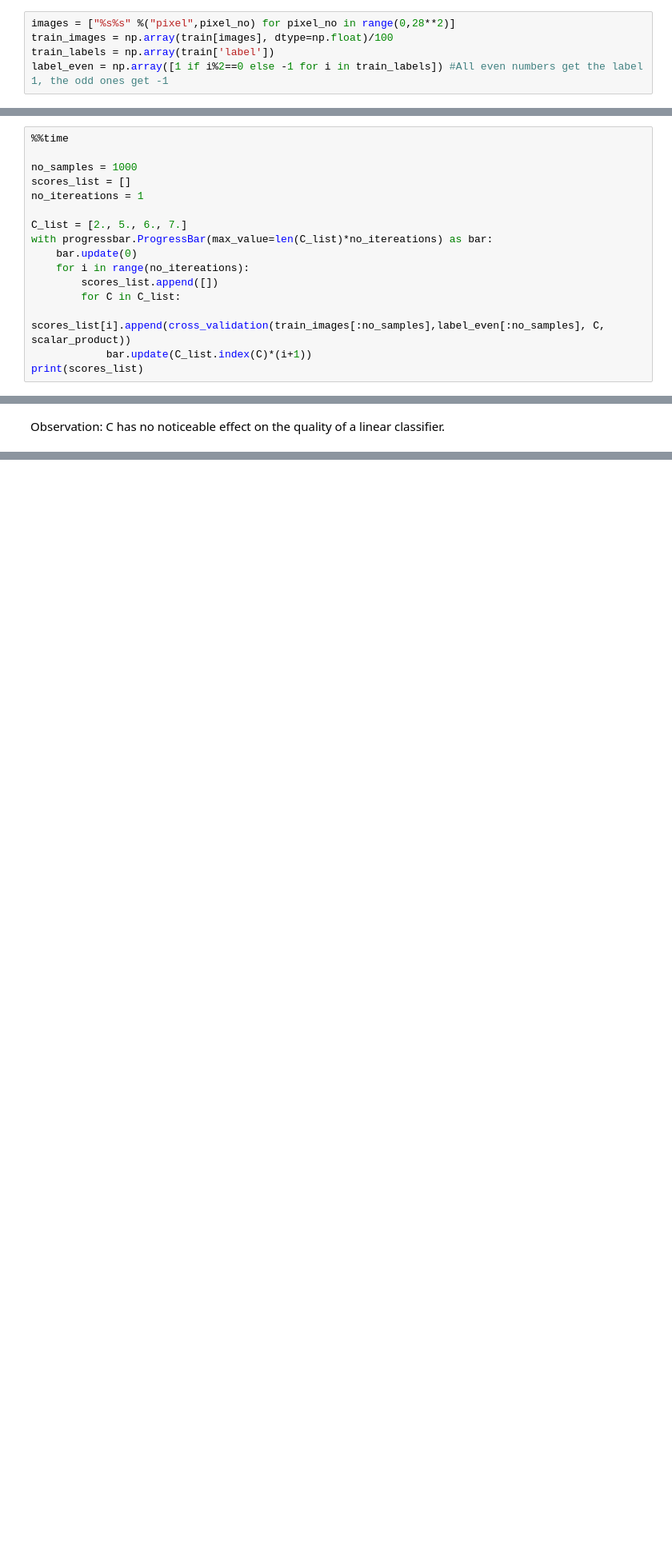
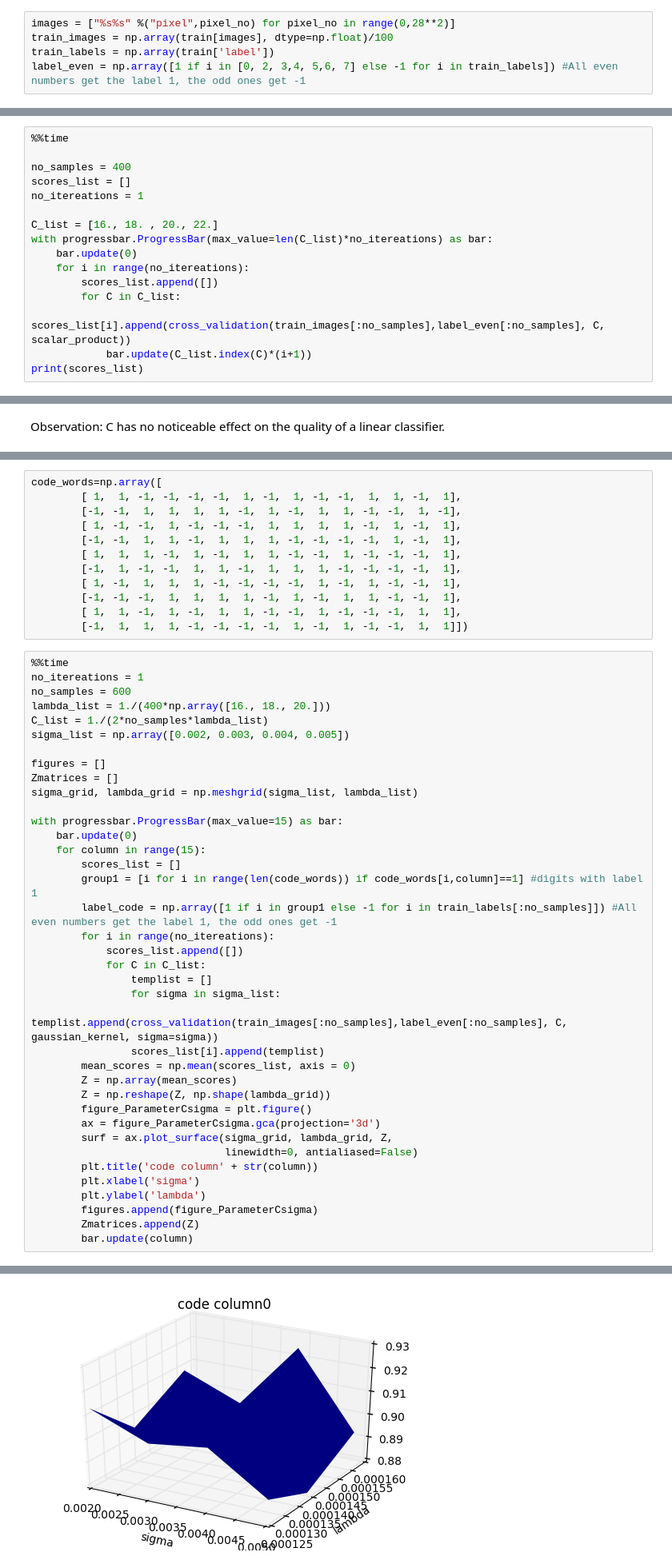
Before and after one commit to LisaBM/ml_project, a Jupyter notebook: Cross_Validation.ipynb, the cells around one changed output, grey strips where cells are left out. Shown at 80% size. Cells and saved outputs as stored; diff of their text form; blank space fills up the shorter version.

Commit message:
mit systematischer Parameteroptimierung

```diff
--- a/Cross_Validation.ipynb
+++ b/Cross_Validation.ipynb
@@ -25,7 +18,7 @@ train = pd.read_csv('Data/train.csv', nrows = 2000)
 images = ["%s%s" %("pixel",pixel_no) for pixel_no in range(0,28**2)]
 train_images = np.array(train[images], dtype=np.float)/100
 train_labels = np.array(train['label'])
-label_even = np.array([1 if i%2==0 else -1 for i in train_labels]) #All even numbers get the label 1, the odd ones get -1
+label_even = np.array([1 if i in [0, 2, 3,4, 5,6, 7] else -1 for i in train_labels]) #All even numbers get the label 1, the odd ones get -1
 # %% [markdown]
 ## Linear Kernel
 In order to find out which C yields the qualitatively best classifiert, we determine for several values of C a score ($score=\frac{\#correct}{\#all}$).
@@ -33,11 +26,11 @@ For each of these values, we separate the data randomly into trainings data and
 # %%
 %%time
 
-no_samples = 1000
+no_samples = 400
 scores_list = []
 no_itereations = 1
 
-C_list = [2., 5., 6., 7.]
+C_list = [16., 18. , 20., 22.]
 with progressbar.ProgressBar(max_value=len(C_list)*no_itereations) as bar:
     bar.update(0)
     for i in range(no_itereations):
@@ -157,0 +78,51 @@ array([[ 18.,  18.,  18.,  18.,  18.],
+# %%
+code_words=np.array([
+        [ 1,  1, -1, -1, -1, -1,  1, -1,  1, -1, -1,  1,  1, -1,  1],
+        [-1, -1,  1,  1,  1,  1, -1,  1, -1,  1,  1, -1, -1,  1, -1],
+        [ 1, -1, -1,  1, -1, -1, -1,  1,  1,  1,  1, -1,  1, -1,  1],
+        [-1, -1,  1,  1, -1,  1,  1,  1, -1, -1, -1, -1,  1, -1,  1],
+        [ 1,  1,  1, -1,  1, -1,  1,  1, -1, -1,  1, -1, -1, -1,  1],
+        [-1,  1, -1, -1,  1,  1, -1,  1,  1,  1, -1, -1, -1, -1,  1],
+        [ 1, -1,  1,  1,  1, -1, -1, -1, -1,  1, -1,  1, -1, -1,  1],
+        [-1, -1, -1,  1,  1,  1,  1, -1,  1, -1,  1,  1, -1, -1,  1],
+        [ 1,  1, -1,  1, -1,  1,  1, -1, -1,  1, -1, -1, -1,  1,  1],
+        [-1,  1,  1,  1, -1, -1, -1, -1,  1, -1,  1, -1, -1,  1,  1]])
+# %%
+%%time
+no_itereations = 1
+no_samples = 600
+lambda_list = 1./(400*np.array([16., 18., 20.]))
+C_list = 1./(2*no_samples*lambda_list)
+sigma_list = np.array([0.002, 0.003, 0.004, 0.005])
+
+figures = []
+Zmatrices = []
+sigma_grid, lambda_grid = np.meshgrid(sigma_list, lambda_list)
+
+with progressbar.ProgressBar(max_value=15) as bar:
+    bar.update(0)
+    for column in range(15):
+        scores_list = []
+        group1 = [i for i in range(len(code_words)) if code_words[i,column]==1] #digits with label 1
+        label_code = np.array([1 if i in group1 else -1 for i in train_labels[:no_samples]]) #All even numbers get the label 1, the odd ones get -1
+        for i in range(no_itereations):
+            scores_list.append([])
+            for C in C_list:
+                templist = []
+                for sigma in sigma_list:
+                    templist.append(cross_validation(train_images[:no_samples],label_even[:no_samples], C, gaussian_kernel, sigma=sigma))
+                scores_list[i].append(templist)
+        mean_scores = np.mean(scores_list, axis = 0)
+        Z = np.array(mean_scores)
+        Z = np.reshape(Z, np.shape(lambda_grid))
+        figure_ParameterCsigma = plt.figure()
+        ax = figure_ParameterCsigma.gca(projection='3d')
+        surf = ax.plot_surface(sigma_grid, lambda_grid, Z,
+                               linewidth=0, antialiased=False)
+        plt.title('code column' + str(column))
+        plt.xlabel('sigma')
+        plt.ylabel('lambda')
+        figures.append(figure_ParameterCsigma)
+        Zmatrices.append(Z)
+        bar.update(column)
+# %% [output]
@@ -157,0 +131 @@ array([[ 18.,  18.,  18.,  18.,  18.],
+[figure, added]
```
Also changed, not shown: parts of 15 cells of this notebook.
